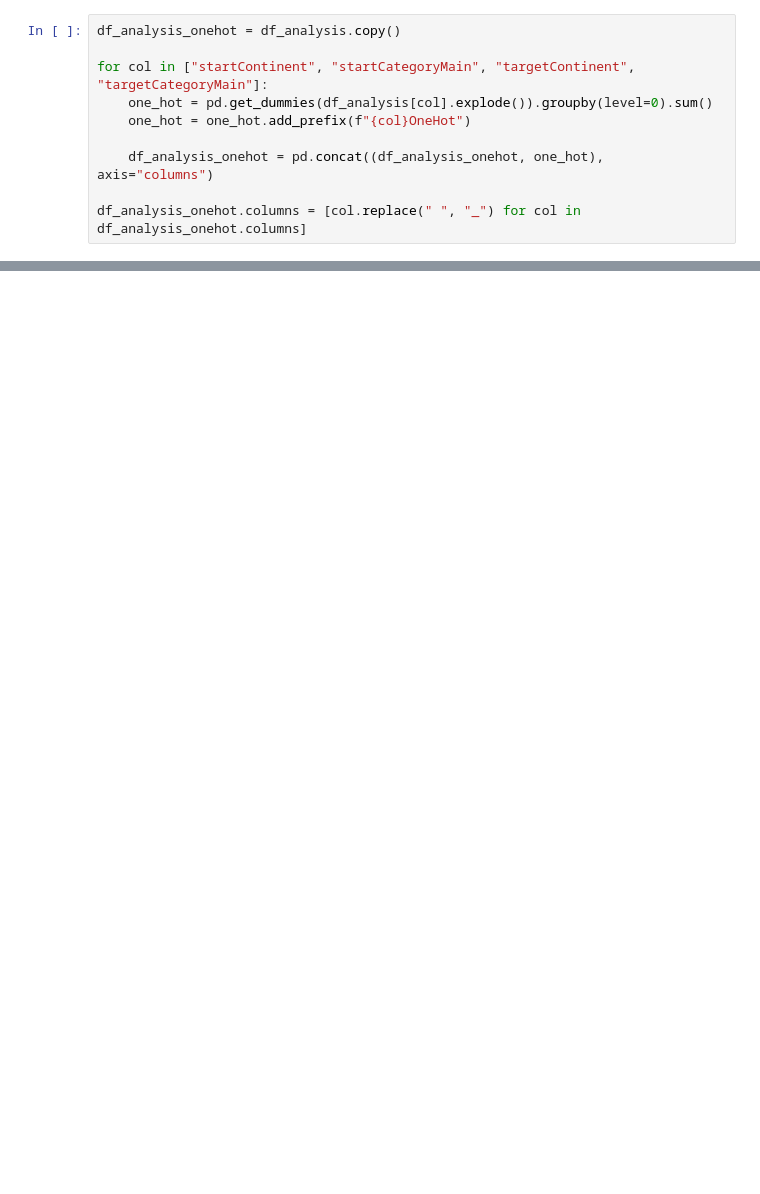
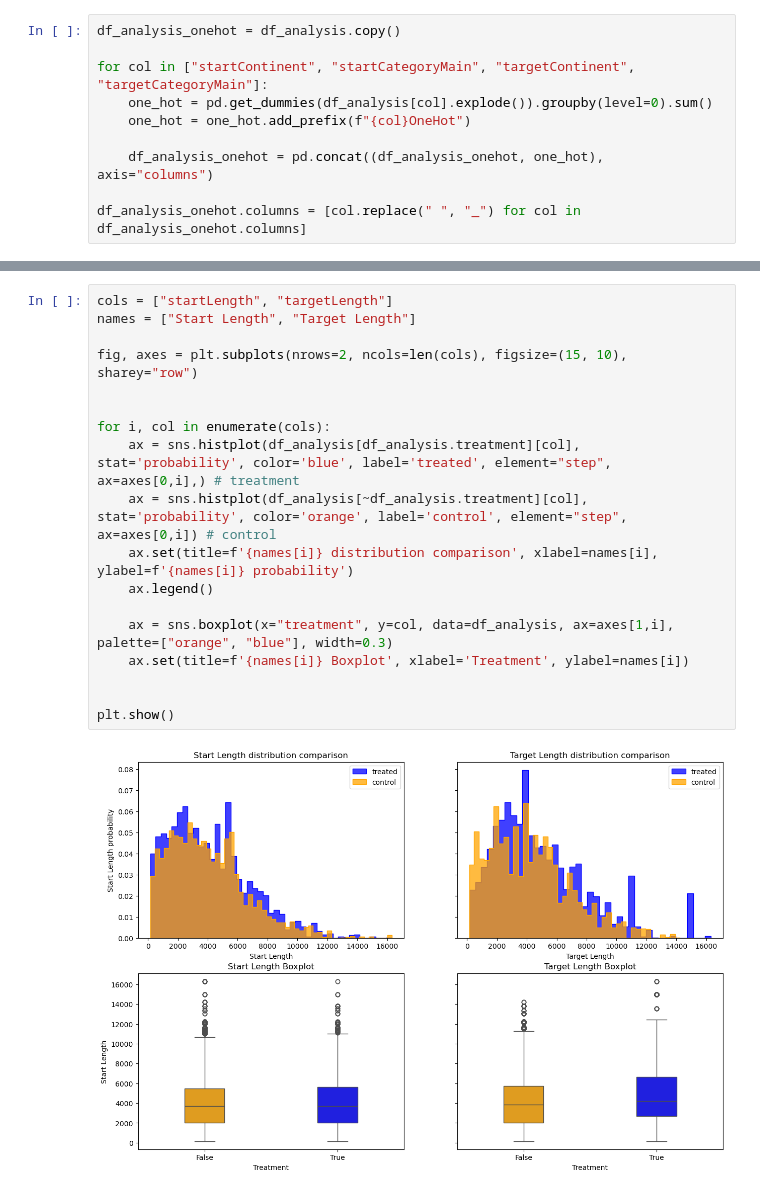
Before and after one commit to epfl-ada/ada-2023-project-tddt-thedatadreamteam, a Jupyter notebook: initial_analysis.ipynb, the cells around one changed output, grey strips where cells are left out. Saved outputs shown, nothing was run; the diff lists cells and outputs as text; blank space fills up the shorter version.

```diff
--- a/initial_analysis.ipynb
+++ b/initial_analysis.ipynb
@@ -785,0 +1140,20 @@ print(model.summary())
+# %%
+cols = ["startLength", "targetLength"]
+names = ["Start Length", "Target Length"]
+
+fig, axes = plt.subplots(nrows=2, ncols=len(cols), figsize=(15, 10), sharey="row")
+
+
+for i, col in enumerate(cols):
+    ax = sns.histplot(df_analysis[df_analysis.treatment][col], stat='probability', color='blue', label='treated', element="step", ax=axes[0,i],) # treatment
+    ax = sns.histplot(df_analysis[~df_analysis.treatment][col], stat='probability', color='orange', label='control', element="step", ax=axes[0,i]) # control
+    ax.set(title=f'{names[i]} distribution comparison', xlabel=names[i], ylabel=f'{names[i]} probability')
+    ax.legend()
+
+    ax = sns.boxplot(x="treatment", y=col, data=df_analysis, ax=axes[1,i], palette=["orange", "blue"], width=0.3)
+    ax.set(title=f'{names[i]} Boxplot', xlabel='Treatment', ylabel=names[i])
+
+
+plt.show()
+# %% [output]
+[figure, added]
```
Also changed, not shown: parts of 46 cells of this notebook.
